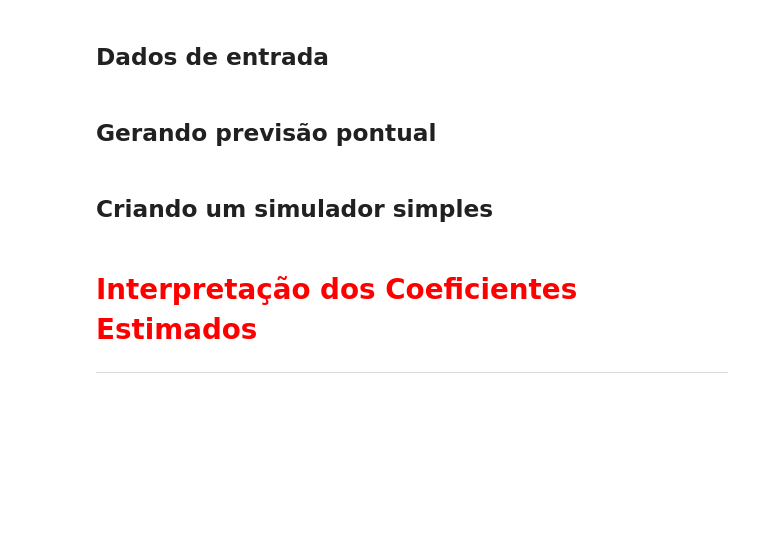
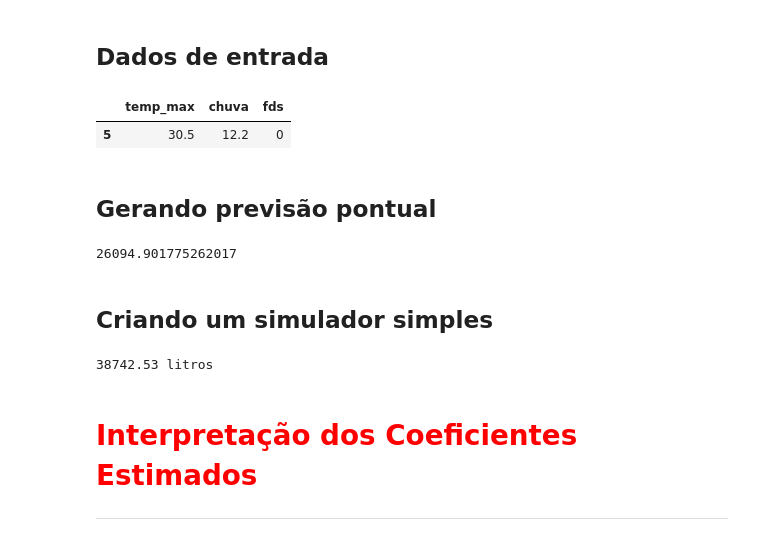
Before and after one commit to eltonrp/formacao_Data_Science, a Jupyter notebook: 04_regressao_linear/notebook/Regressão Linear.ipynb, the cells around one changed output. Saved outputs shown, nothing was run; the diff lists cells and outputs as text; code cells hidden in the pictures; blank space fills up the shorter version.

Commit message:
treino e teste pontual

```diff
--- a/04_regressao_linear/notebook/Regressão Linear.ipynb
+++ b/04_regressao_linear/notebook/Regressão Linear.ipynb
@@ -506,10 +522,38 @@ R² = 0.69
 <hr style='border: 2px solid red;'>
 # %% [markdown]
 ## Dados de entrada
+# %%
+# pegamos um registro pontual
+entrada = X_test[0:1]
+entrada
+# %% [output]
+|  | temp_max | chuva | fds |
+| 5 | 30.5 | 12.2 | 0 |
 # %% [markdown]
 ## Gerando previsão pontual
+# %%
+# com o registro pontual jogamos em nosso modelo preditivo
+# [0] retorna apenas o valor
+'''
+Esse valor quer dizer que, em um dia previsto uma temperatura máxima
+de 30.5°, 12.2mm de chuva, em que não é um fim de semana, estima-se
+um consumo médio de 26094.90 litros de cerveja
+'''
+modelo.predict(entrada)[0]
+# %% [output]
+26094.901775262017
 # %% [markdown]
 ## Criando um simulador simples
+# %%
+# passamos as variáveis e fazemos um print
+temp_max = 40
+chuva = 0
+fds = 1
+entrada = [[temp_max, chuva, fds]]
+
+print(f'{modelo.predict(entrada)[0]:.2f} litros')
+# %% [output]
+38742.53 litros
 # %% [markdown]
 # <font color='red' style='font-size: 30px;'>Interpretação dos Coeficientes Estimados</font>
 <hr style='border: 2px solid red;'>
```
Also changed, not shown: parts of 10 cells of this notebook, 2 other files.
